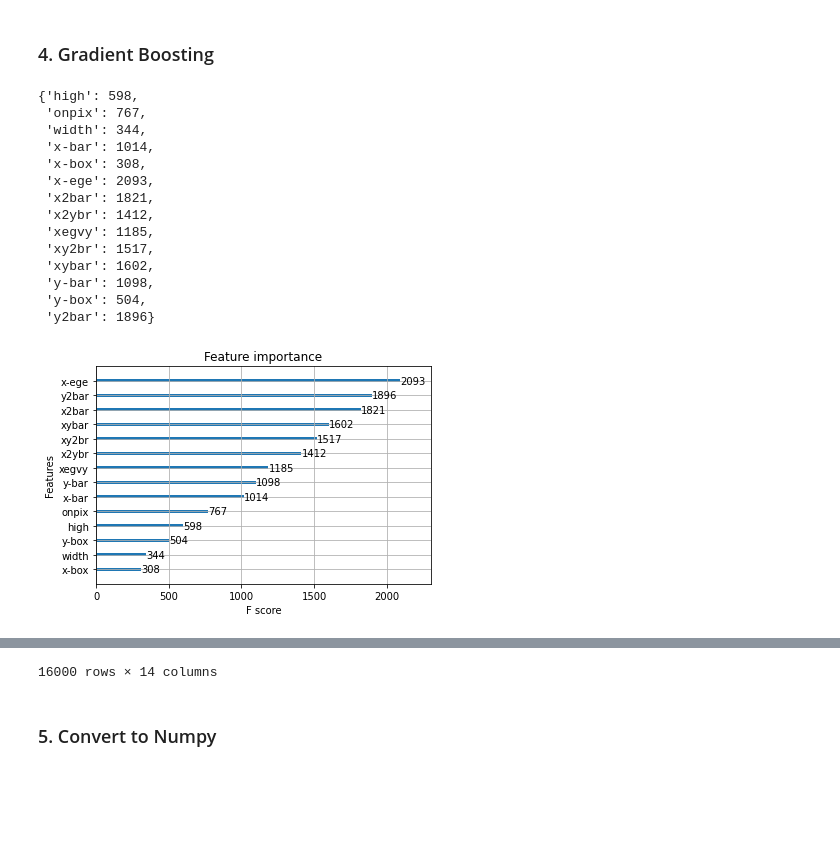
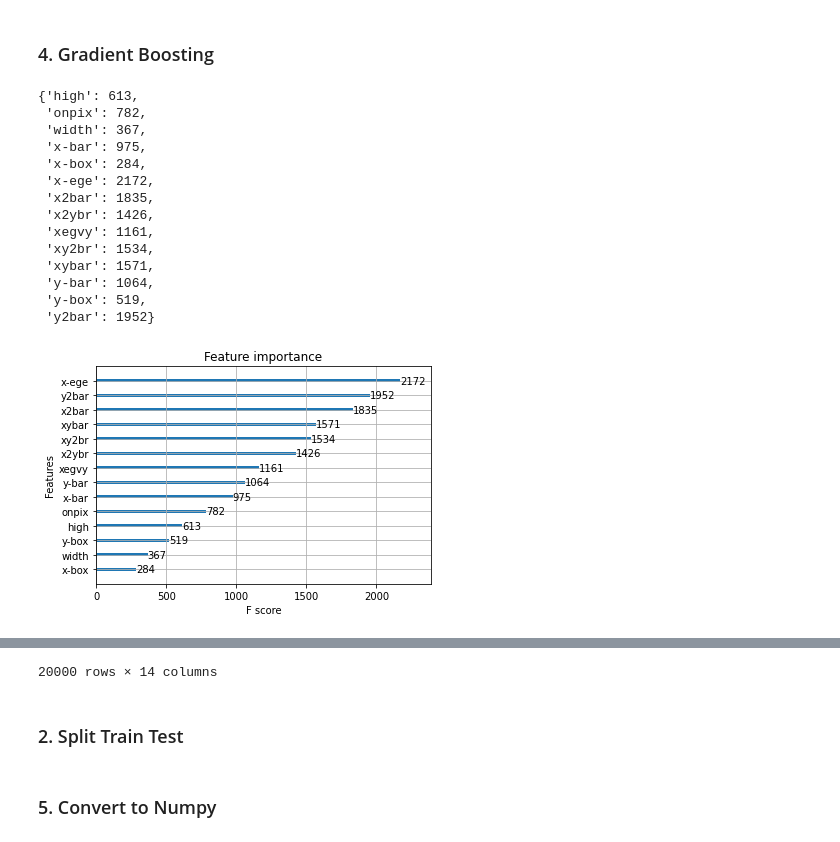
Before and after one commit to chrismartel/COMP551, a Jupyter notebook: projects/p1/letter_recognition.ipynb, the cells around one changed output, grey strips where cells are left out. Cells and saved outputs as stored; diff of their text form; code cells hidden in the pictures; blank space fills up the shorter version.

Commit message:
split after processing

```diff
--- a/projects/p1/letter_recognition.ipynb
+++ b/projects/p1/letter_recognition.ipynb
@@ -67,11 +65 @@ display(df)
-# %%
-from sklearn.model_selection import train_test_split
-
-num_instances = df.shape[0]
-num_train = int(0.8 * num_instances)
-
-# shuffle dataset
-df = df.sample(frac=1)
-
-x_train_df, x_test_df, y_train_df, y_test_df = df.iloc[:num_train,1:], df.iloc[num_train:,1:], df.iloc[:num_train,0], df.iloc[num_train:,0]
 # %% [markdown]
@@ -79,7 +67,7 @@ x_train_df, x_test_df, y_train_df, y_test_df = df.iloc[:num_train,1:], df.iloc[n
 # %%
-x_train_df =(x_train_df-x_train_df.min())/(x_train_df.max()-x_train_df.min())
-x_test_df =(x_test_df-x_test_df.min())/(x_test_df.max()-x_test_df.min())
-display(x_train_df)
-display(x_test_df)
+x_df = df.iloc[:,1:]
+y_df = df.iloc[:,0]
+x_df =(x_df-x_df.min())/(x_df.max()-x_df.min())
+display(x_df)
 # %% [output]
 |  | x-box | y-box | width | high | onpix | x-bar | y-bar | x2bar | y2bar | xybar | x2ybr | ... |
@@ -113,38 +88,37 @@ display(x_test_df)
 # %%
 from numpy import loadtxt
 from xgboost import XGBClassifier
 from xgboost import plot_importance
 
 # fit model no training data
 model = XGBClassifier()
-best_score_tmp = model.fit(x_train_df, y_train_df)
+best_score_tmp = model.fit(x_df, y_df)
 
 display(best_score_tmp.get_booster().get_fscore())
 tmp = best_score_tmp.get_booster().get_fscore()
 
 # plot feature importance
 best_score = plot_importance(model)
 plt.show()
 
 for key,value in tmp.items():
-  x_train_df[key]=x_train_df[key] * 5*value
-  x_test_df[key]=x_test_df[key] * 5*value
+  x_df[key]=x_df[key] * 5*value
 
-display(x_train_df)
+display(x_df)
 # %% [output]
-{'high': 598,
- 'onpix': 767,
- 'width': 344,
- 'x-bar': 1014,
- 'x-box': 308,
- 'x-ege': 2093,
- 'x2bar': 1821,
- 'x2ybr': 1412,
- 'xegvy': 1185,
- 'xy2br': 1517,
- 'xybar': 1602,
- 'y-bar': 1098,
- 'y-box': 504,
- 'y2bar': 1896}
+{'high': 613,
+ 'onpix': 782,
+ 'width': 367,
+ 'x-bar': 975,
+ 'x-box': 284,
+ 'x-ege': 2172,
+ 'x2bar': 1835,
+ 'x2ybr': 1426,
+ 'xegvy': 1161,
+ 'xy2br': 1534,
+ 'xybar': 1571,
+ 'y-bar': 1064,
+ 'y-box': 519,
+ 'y2bar': 1952}
-[figure, old version]
+[figure, new version]
 |  | x-box | y-box | width | high | onpix | x-bar | y-bar | x2bar | y2bar | xybar | x2ybr | ... |
@@ -162 +136,3 @@ display(x_train_df)
-16000 rows × 14 columns
+20000 rows × 14 columns
+# %% [markdown]
+### 2. Split Train Test
```
Also changed, not shown: parts of 6 cells of this notebook.
